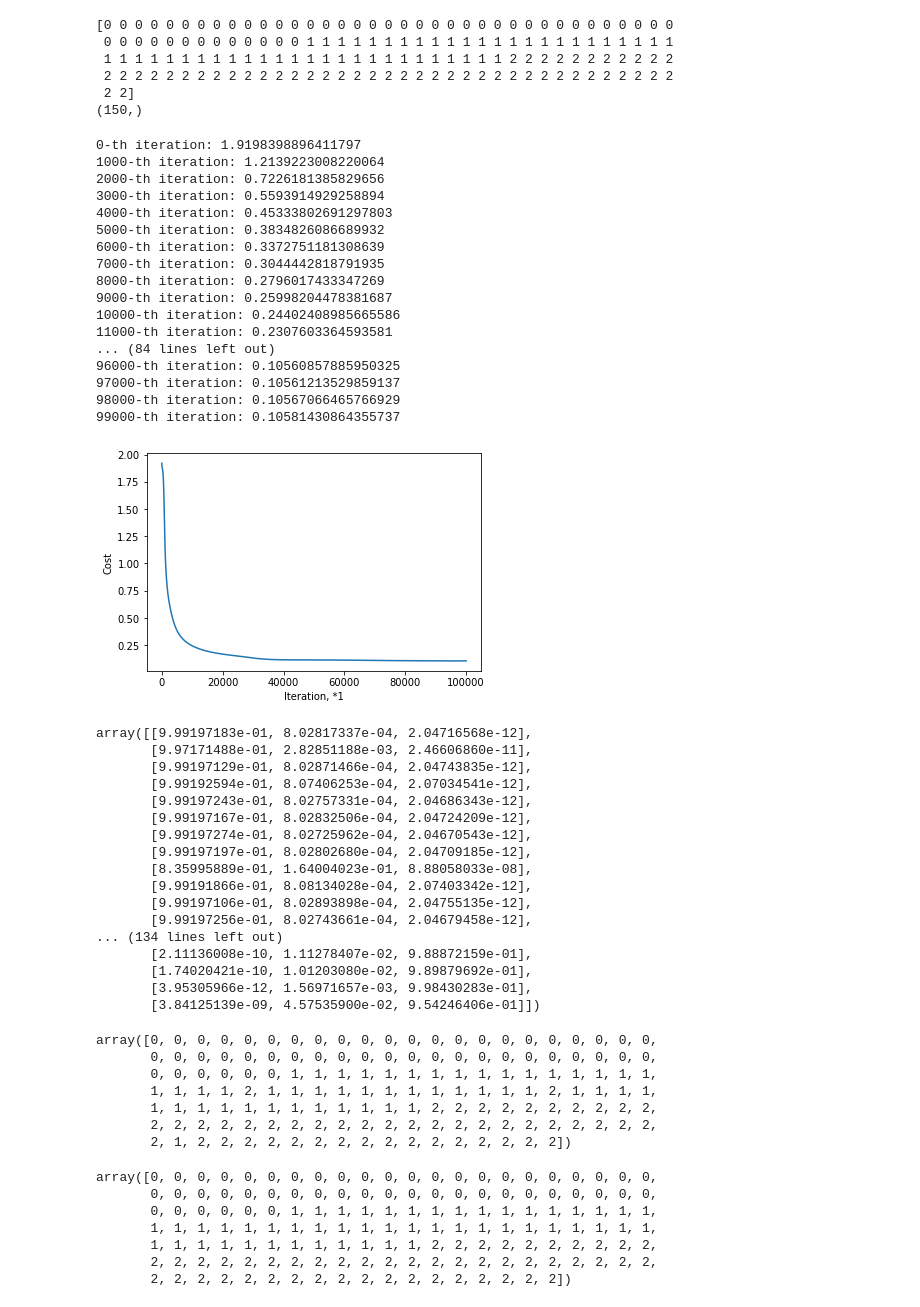
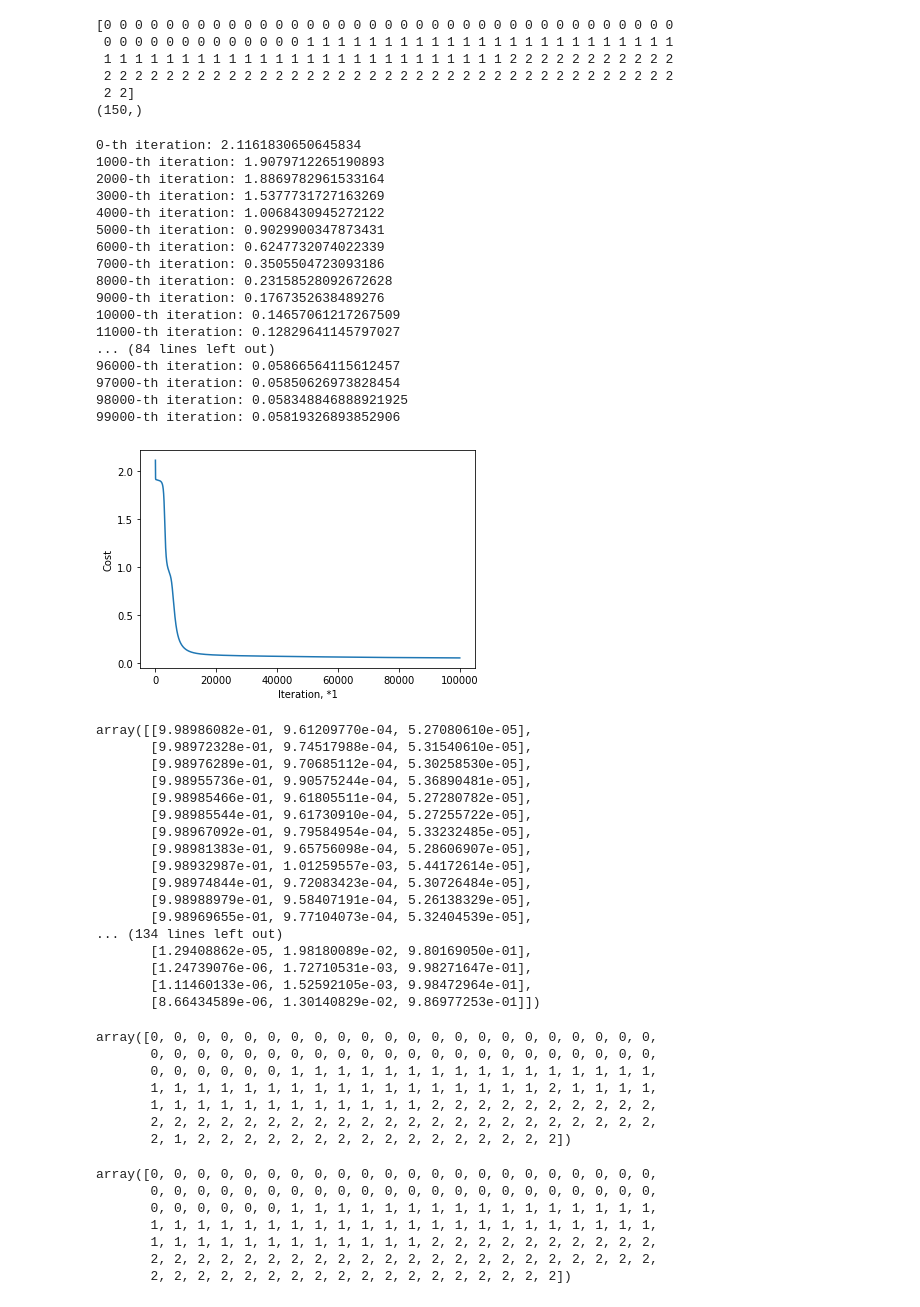
Before and after one commit to mark2002007/3K2SML, a Jupyter notebook: Homeworks/5/NeuralNet Softmax.ipynb, the cells around one changed output. Cells and saved outputs as stored; diff of their text form; code cells hidden in the pictures.

```diff
--- a/Homeworks/5/NeuralNet Softmax.ipynb
+++ b/Homeworks/5/NeuralNet Softmax.ipynb
@@ -71,10 +71,9 @@ class NeuralNet:
         cache = {"A0" : X}
         for i in range(1, self.layers_count + 1):
             cache[f"Z{i}"] = np.dot(self.parameters[f"W{i}"], cache[f"A{i - 1}"]) + self.parameters[f"b{i}"]
-            cache[f"A{i}"] = self.__softmax(cache[f"Z{i}"])
+            cache[f"A{i}"] = self.__softmax(cache[f"Z{i}"]) if i == self.layers_count else self.__sigmoid(cache[f"Z{i}"])
 
         return cache[f"A{self.layers_count}"], cache
-
 
     def compute_cost(self, A, Y):
         m = Y.shape[1]
@@ -148,7 +147,6 @@ class NeuralNet:
             plt.xlabel(f"Iteration, *{self.COST_APPEND_T}")
             plt.show()
 
-
     def predict_proba(self, X_vert):
         X = X_vert.T
         if self.normalize:
@@ -198,47 +196,47 @@ print(y.shape)
 # %%
 custom_classifier = NeuralNet(hidden_layer_sizes=[4, 3, 2], normalize = True, learning_rate = 0.05, num_iter = 100000, eps=10**-15)
 # %%
-custom_classifier.fit(X, Y)
+custom_classifier.fit(X, y)
 # %% [output]
-0-th iteration: 1.9198398896411797
-1000-th iteration: 1.2139223008220064
-2000-th iteration: 0.7226181385829656
-3000-th iteration: 0.5593914929258894
-4000-th iteration: 0.45333802691297803
-5000-th iteration: 0.3834826086689932
-6000-th iteration: 0.3372751181308639
-7000-th iteration: 0.3044442818791935
-8000-th iteration: 0.2796017433347269
-9000-th iteration: 0.25998204478381687
-10000-th iteration: 0.24402408985665586
-11000-th iteration: 0.2307603364593581
+0-th iteration: 2.1161830650645834
+1000-th iteration: 1.9079712265190893
+2000-th iteration: 1.8869782961533164
+3000-th iteration: 1.5377731727163269
+4000-th iteration: 1.0068430945272122
+5000-th iteration: 0.9029900347873431
+6000-th iteration: 0.6247732074022339
+7000-th iteration: 0.3505504723093186
+8000-th iteration: 0.23158528092672628
+9000-th iteration: 0.1767352638489276
+10000-th iteration: 0.14657061217267509
+11000-th iteration: 0.12829641145797027
 ... (84 lines left out)
-96000-th iteration: 0.10560857885950325
-97000-th iteration: 0.10561213529859137
-98000-th iteration: 0.10567066465766929
-99000-th iteration: 0.10581430864355737
+96000-th iteration: 0.05866564115612457
+97000-th iteration: 0.05850626973828454
+98000-th iteration: 0.058348846888921925
+99000-th iteration: 0.05819326893852906
-[figure, old version]
+[figure, new version]
 # %%
-Y_probabilities = custom_classifier.predict_proba(X)
-Y_probabilities
+y_probabilities = custom_classifier.predict_proba(X)
+y_probabilities
 # %% [output]
-array([[9.99197183e-01, 8.02817337e-04, 2.04716568e-12],
-       [9.97171488e-01, 2.82851188e-03, 2.46606860e-11],
-       [9.99197129e-01, 8.02871466e-04, 2.04743835e-12],
-       [9.99192594e-01, 8.07406253e-04, 2.07034541e-12],
-       [9.99197243e-01, 8.02757331e-04, 2.04686343e-12],
-       [9.99197167e-01, 8.02832506e-04, 2.04724209e-12],
-       [9.99197274e-01, 8.02725962e-04, 2.04670543e-12],
-       [9.99197197e-01, 8.02802680e-04, 2.04709185e-12],
-       [8.35995889e-01, 1.64004023e-01, 8.88058033e-08],
-       [9.99191866e-01, 8.08134028e-04, 2.07403342e-12],
-       [9.99197106e-01, 8.02893898e-04, 2.04755135e-12],
-       [9.99197256e-01, 8.02743661e-04, 2.04679458e-12],
+array([[9.98986082e-01, 9.61209770e-04, 5.27080610e-05],
+       [9.98972328e-01, 9.74517988e-04, 5.31540610e-05],
+       [9.98976289e-01, 9.70685112e-04, 5.30258530e-05],
+       [9.98955736e-01, 9.90575244e-04, 5.36890481e-05],
+       [9.98985466e-01, 9.61805511e-04, 5.27280782e-05],
+       [9.98985544e-01, 9.61730910e-04, 5.27255722e-05],
+       [9.98967092e-01, 9.79584954e-04, 5.33232485e-05],
+       [9.98981383e-01, 9.65756098e-04, 5.28606907e-05],
+       [9.98932987e-01, 1.01259557e-03, 5.44172614e-05],
+       [9.98974844e-01, 9.72083423e-04, 5.30726484e-05],
+       [9.98988979e-01, 9.58407191e-04, 5.26138329e-05],
+       [9.98969655e-01, 9.77104073e-04, 5.32404539e-05],
 ... (134 lines left out)
-       [2.11136008e-10, 1.11278407e-02, 9.88872159e-01],
-       [1.74020421e-10, 1.01203080e-02, 9.89879692e-01],
-       [3.95305966e-12, 1.56971657e-03, 9.98430283e-01],
-       [3.84125139e-09, 4.57535900e-02, 9.54246406e-01]])
+       [1.29408862e-05, 1.98180089e-02, 9.80169050e-01],
+       [1.24739076e-06, 1.72710531e-03, 9.98271647e-01],
+       [1.11460133e-06, 1.52592105e-03, 9.98472964e-01],
+       [8.66434589e-06, 1.30140829e-02, 9.86977253e-01]])
 # %%
 y_hat = custom_classifier.predict(X)
 y_hat = np.array(lb.fit(y).inverse_transform(y_hat))
@@ -247,7 +245,7 @@ y_hat
 array([0, 0, 0, 0, 0, 0, 0, 0, 0, 0, 0, 0, 0, 0, 0, 0, 0, 0, 0, 0, 0, 0,
        0, 0, 0, 0, 0, 0, 0, 0, 0, 0, 0, 0, 0, 0, 0, 0, 0, 0, 0, 0, 0, 0,
        0, 0, 0, 0, 0, 0, 1, 1, 1, 1, 1, 1, 1, 1, 1, 1, 1, 1, 1, 1, 1, 1,
-       1, 1, 1, 1, 2, 1, 1, 1, 1, 1, 1, 1, 1, 1, 1, 1, 1, 2, 1, 1, 1, 1,
+       1, 1, 1, 1, 1, 1, 1, 1, 1, 1, 1, 1, 1, 1, 1, 1, 1, 2, 1, 1, 1, 1,
        1, 1, 1, 1, 1, 1, 1, 1, 1, 1, 1, 1, 2, 2, 2, 2, 2, 2, 2, 2, 2, 2,
        2, 2, 2, 2, 2, 2, 2, 2, 2, 2, 2, 2, 2, 2, 2, 2, 2, 2, 2, 2, 2, 2,
        2, 1, 2, 2, 2, 2, 2, 2, 2, 2, 2, 2, 2, 2, 2, 2, 2, 2])
```
Also changed, not shown: parts of 1 cell of this notebook.
